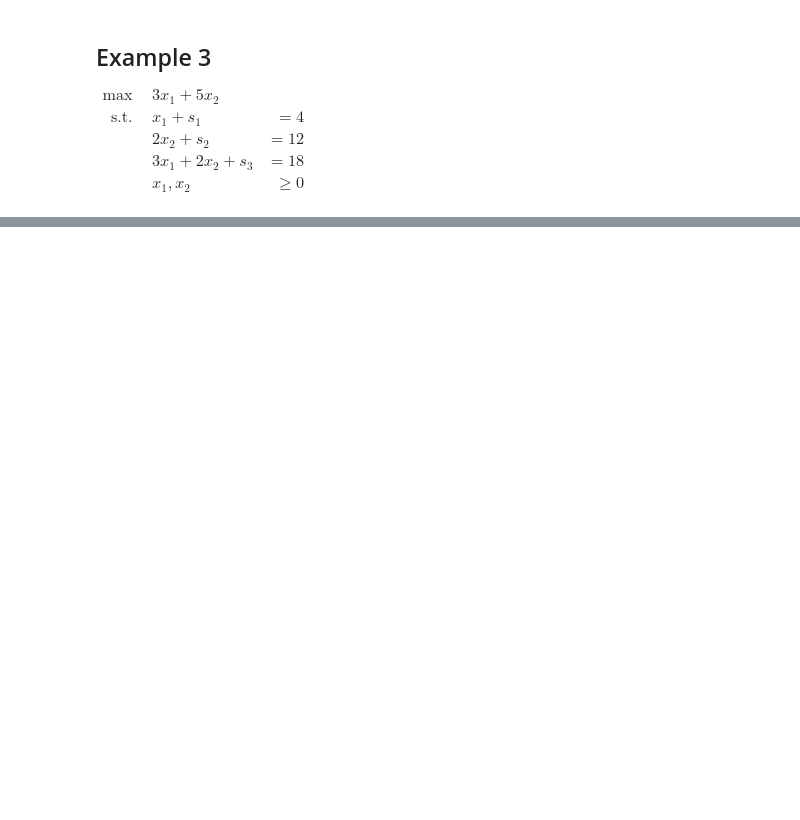
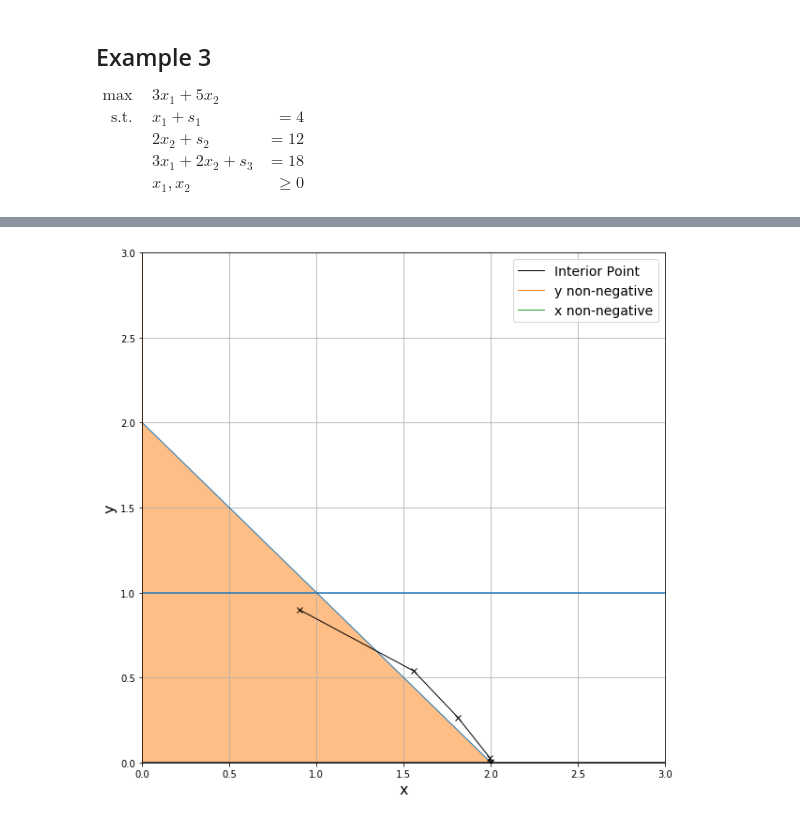
Before and after one commit to ShahanM/linear_programming, a Jupyter notebook: Interior Point Method - Examples.ipynb, the cells around one changed output, grey strips where cells are left out. Cells and saved outputs as stored; diff of their text form; code cells hidden in the pictures; blank space fills up the shorter version.

```diff
--- a/Interior Point Method - Examples.ipynb
+++ b/Interior Point Method - Examples.ipynb
@@ -205,0 +149,9 @@ graph_2d(eqs, x, x_ipm_iter, y_parallel=y_parallel, xlim=7, ylim=10)
+# %%
+A = np.asarray(np.matrix('1 1 1 0; 0 1 0 1'), dtype=np.float64)
+b = np.asarray([2, 1], dtype=np.float64)
+c = np.asarray([-2, -1, 0, 0], dtype=np.float64)
+
+epsilon = 1e-3
+ipm = InteriorPointMethod(A, b, c, init_val=1.0)
+x_ipm, x_ipm_iter = ipm.solve(theta=0.9, gamma=0.1, epsilon=epsilon)
+ipm.print_metric()
@@ -205,0 +229,9 @@ graph_2d(eqs, x, x_ipm_iter, y_parallel=y_parallel, xlim=7, ylim=10)
+# %%
+x = np.linspace(0, 50)
+eqs = []
+eqs.append((x, 2 - x))
+
+x_parallel = [1]
+graph_2d(eqs, x, x_ipm_iter, x_parallel=x_parallel, xlim=3, ylim=3)
+# %% [output]
+[figure, added]
```
Also changed, not shown: parts of 11 cells of this notebook.
